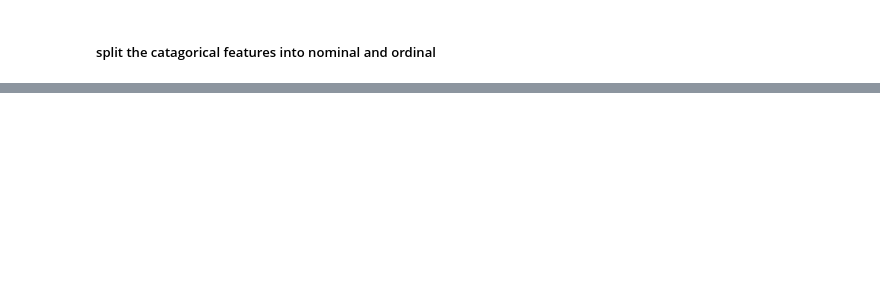
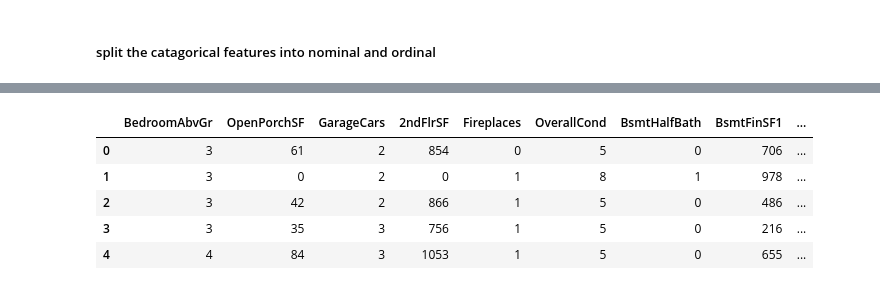
Before and after one commit to KillD00zer/ITI, a Jupyter notebook: LEC 2 task/EDA.ipynb, the cells around one changed output, grey strips where cells are left out. Drawn from its saved outputs; the diff is of its cells as text; code cells hidden in the pictures; blank space fills up the shorter version.

```diff
--- a/LEC 2 task/EDA.ipynb
+++ b/LEC 2 task/EDA.ipynb
@@ -236,7 +238,6 @@ ordinal_features = [
 for i in nominal_features:
     fig = px.histogram(data_frame=data,
              x=i,
-             y='SalePrice',
              histfunc='avg', # This is the important part
              title=f'Average Sale Price by {i}')
-    fig.show()
+    #fig.show()
@@ -275,0 +300,5 @@ like this we can avoide the curse of dimensionality
+# %%
+for i in ['Alley', 'Condition2', 'Street', 'Utilities']:
+
+    nominal_features.remove(i)
+print(len(nominal_features), nominal_features)
@@ -275,0 +487,3 @@ like this we can avoide the curse of dimensionality
+# %%
+#no need for GarageCond as very correlated with GarageQual 96% correlation
+ordinal_features.remove("GarageCond")
@@ -275,0 +504,12 @@ like this we can avoide the curse of dimensionality
+# %%
+# now raise the working data entring Pipeline Phase  XY_Data
+XY_data = Numi_col + nominal_features + ordinal_features
+XY_Data = pd.DataFrame(data[XY_data])
+XY_Data.head()
+# %% [output]
+|  | BedroomAbvGr | OpenPorchSF | GarageCars | 2ndFlrSF | Fireplaces | OverallCond | BsmtHalfBath | BsmtFinSF1 | ... |
+| 0 | 3 | 61 | 2 | 854 | 0 | 5 | 0 | 706 | ... |
+| 1 | 3 | 0 | 2 | 0 | 1 | 8 | 1 | 978 | ... |
+| 2 | 3 | 42 | 2 | 866 | 1 | 5 | 0 | 486 | ... |
+| 3 | 3 | 35 | 3 | 756 | 1 | 5 | 0 | 216 | ... |
+| 4 | 4 | 84 | 3 | 1053 | 1 | 5 | 0 | 655 | ... |
```
Also changed, not shown: parts of 41 cells of this notebook.
